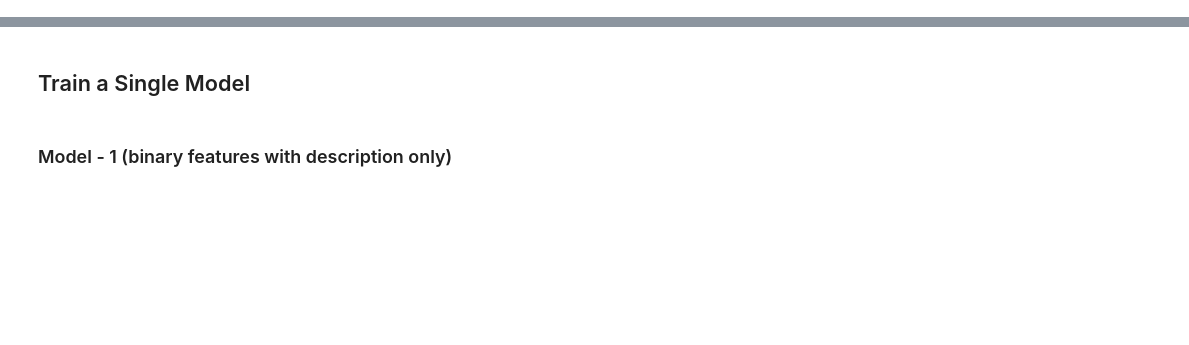
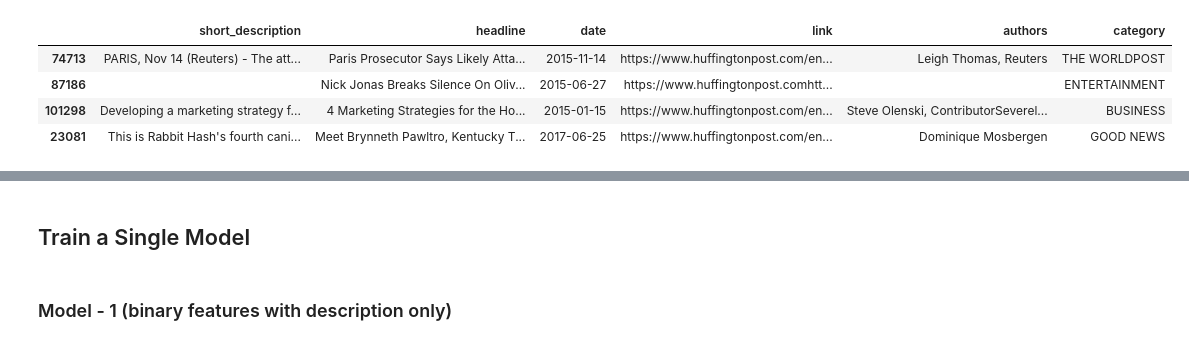
Before and after one commit to khanalg44/natural_language_processing, a Jupyter notebook: news_text_classification/Text_Classification_with_Logistic_Regression.ipynb, the cells around one changed output, grey strips where cells are left out. Saved outputs shown, nothing was run; the diff lists cells and outputs as text; code cells hidden in the pictures; blank space fills up the shorter version.

```diff
--- a/news_text_classification/Text_Classification_with_Logistic_Regression.ipynb
+++ b/news_text_classification/Text_Classification_with_Logistic_Regression.ipynb
@@ -235,0 +26,8 @@ def train_model(df,field="text_desc",feature_rep="binary",top_k=3):
+# %%
+df.sample(4)
+# %% [output]
+|  | short_description | headline | date | link | authors | category |
+| 74713 | PARIS, Nov 14 (Reuters) - The att... | Paris Prosecutor Says Likely Atta... | 2015-11-14 | https://www.huffingtonpost.com/en... | Leigh Thomas, Reuters | THE WORLDPOST |
+| 87186 |  | Nick Jonas Breaks Silence On Oliv... | 2015-06-27 | https://www.huffingtonpost.comhtt... |  | ENTERTAINMENT |
+| 101298 | Developing a marketing strategy f... | 4 Marketing Strategies for the Ho... | 2015-01-15 | https://www.huffingtonpost.com/en... | Steve Olenski, ContributorSeverel... | BUSINESS |
+| 23081 | This is Rabbit Hash's fourth cani... | Meet Brynneth Pawltro, Kentucky T... | 2017-06-25 | https://www.huffingtonpost.com/en... | Dominique Mosbergen | GOOD NEWS |
```
Also changed, not shown: parts of 52 cells of this notebook, 1 other file.
